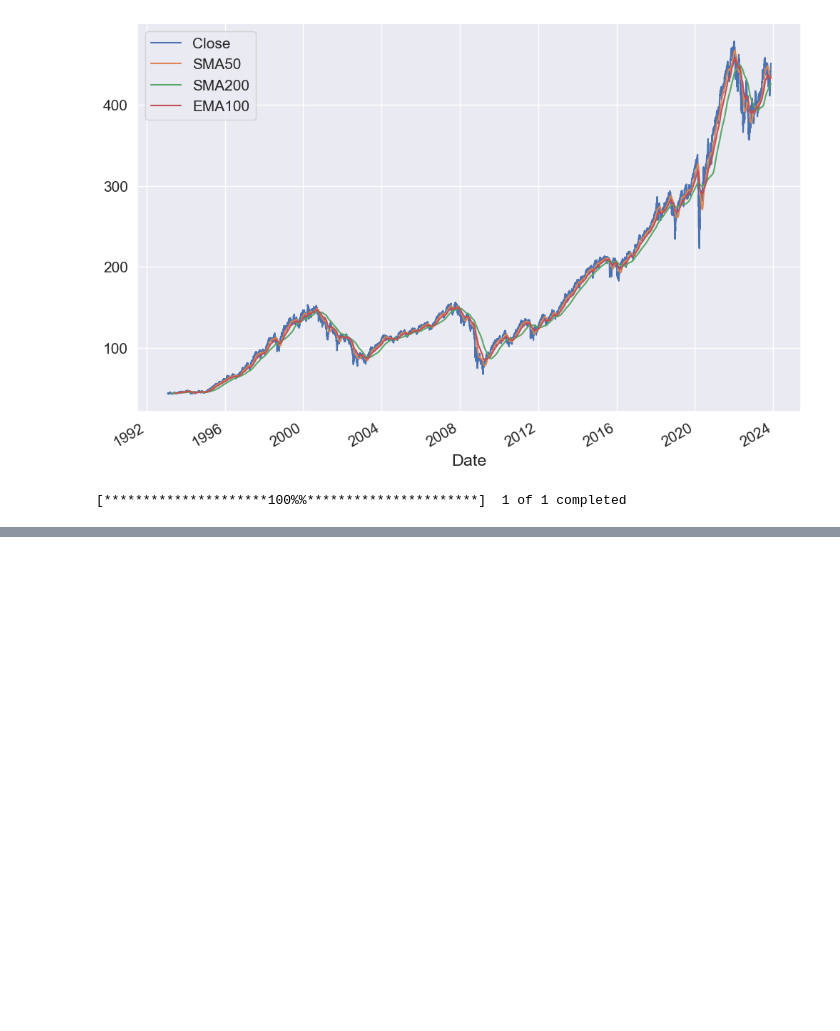
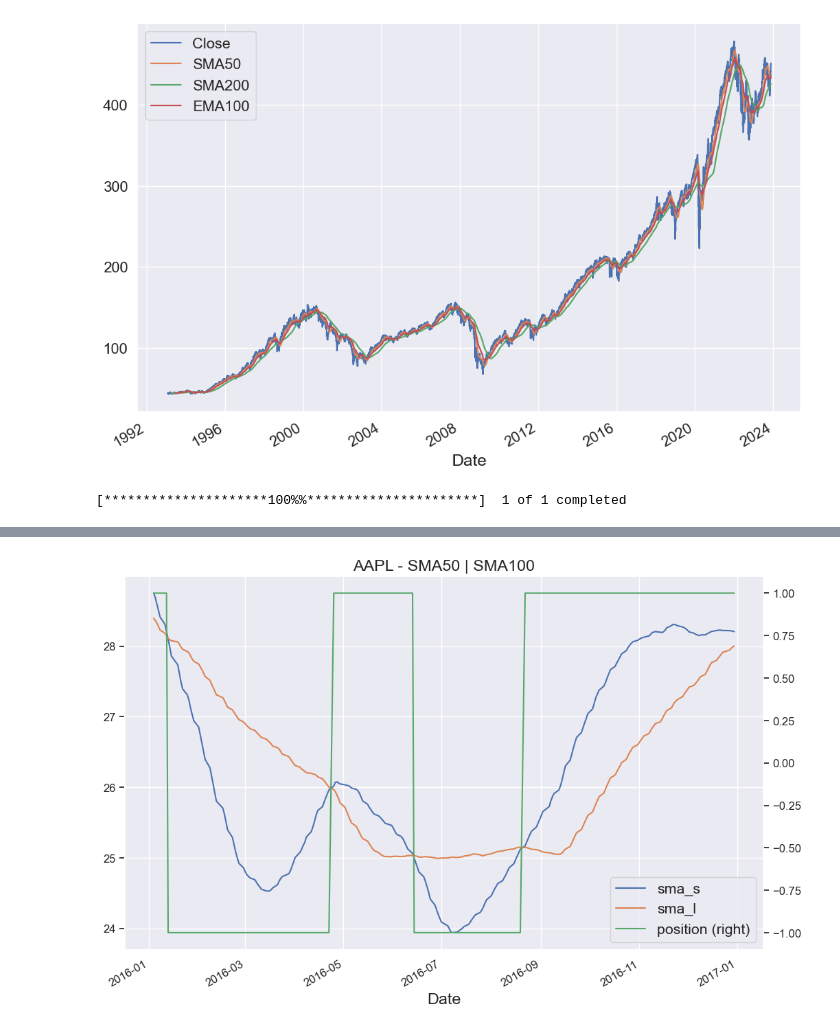
Before and after one commit to samuel-1-avson/ml_forex, a Jupyter notebook: algo programming.ipynb, the cells around one changed output, grey strips where cells are left out. Saved outputs shown, nothing was run; the diff lists cells and outputs as text; code cells hidden in the pictures; blank space fills up the shorter version.

```diff
--- a/algo programming.ipynb
+++ b/algo programming.ipynb
@@ -1146,0 +1496,5 @@ spy
+# %%
+data.loc["2016", ["sma_s", "sma_l", "position"]].plot(figsize=(12, 8), fontsize=12, title="AAPL - SMA{} | SMA{}".format(sma_s, sma_l),secondary_y="position")
+plt.show()
+# %% [output]
+[figure, added]
```
Also changed, not shown: parts of 87 cells of this notebook, 1 other file.
